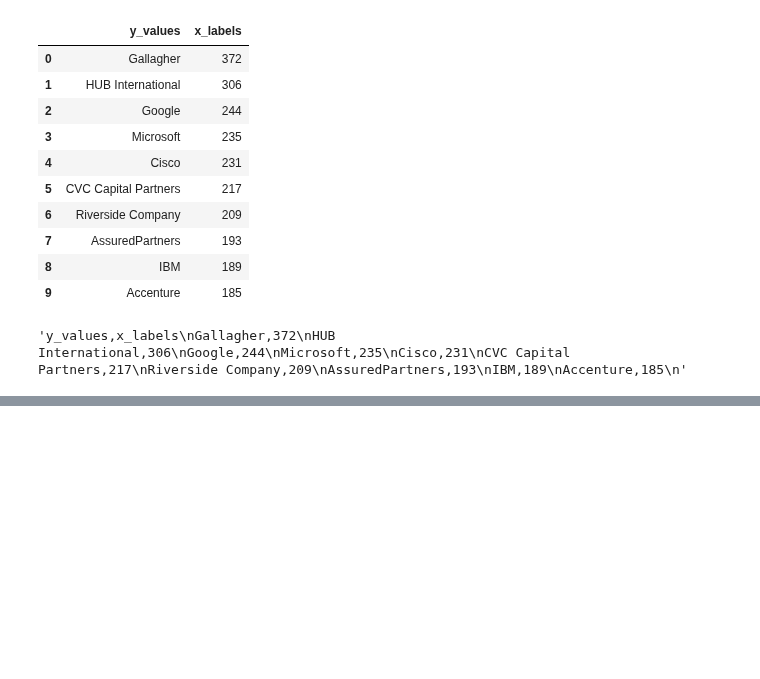
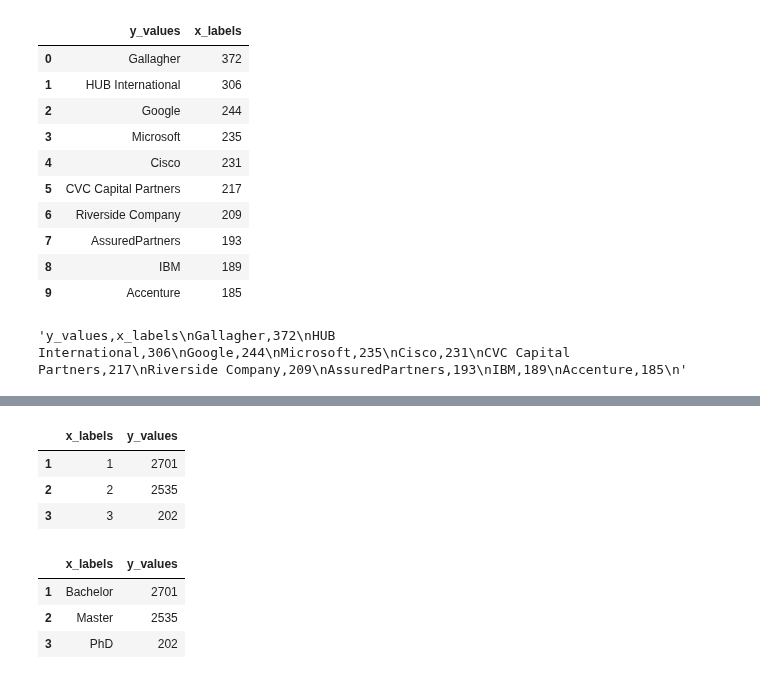
Before and after one commit to StardustLID/TEMG4952A-TEAM-5, a Jupyter notebook: backend/csv_helper.ipynb, the cells around one changed output, grey strips where cells are left out. Saved outputs shown, nothing was run; the diff lists cells and outputs as text; code cells hidden in the pictures; blank space fills up the shorter version.

```diff
--- a/backend/csv_helper.ipynb
+++ b/backend/csv_helper.ipynb
@@ -728,0 +744,22 @@ df.to_csv(index=False)
+# %%
+df_edu['index'] = df_edu['index'].astype(int).astype(str)
+df_edu.rename(columns={'index': 'x_labels', 'degree_type': 'y_values'}, inplace=True)
+df_edu = df_edu[1:]
+df_edu
+# %% [output]
+|  | x_labels | y_values |
+| 1 | 1 | 2701 |
+| 2 | 2 | 2535 |
+| 3 | 3 | 202 |
+# %%
+x_label_convert = {1: "Bachelor", 2: "Master", 3: "PhD"}
+
+for key, value in x_label_convert.items():
+    df_edu.at[key, 'x_labels'] = value
+
+df_edu
+# %% [output]
+|  | x_labels | y_values |
+| 1 | Bachelor | 2701 |
+| 2 | Master | 2535 |
+| 3 | PhD | 202 |
```
Also changed, not shown: parts of 3 cells of this notebook, 2 other files.
